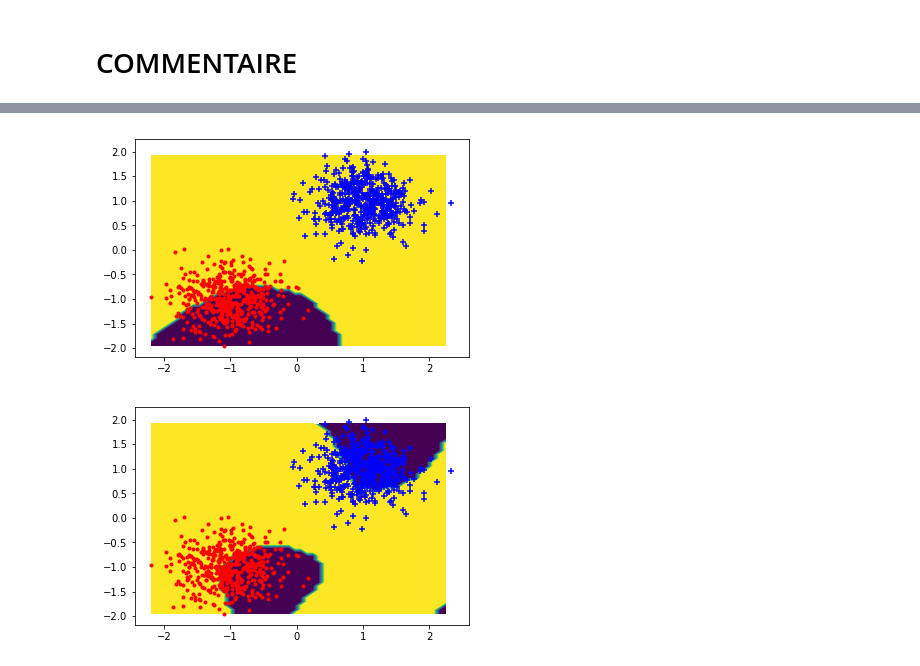
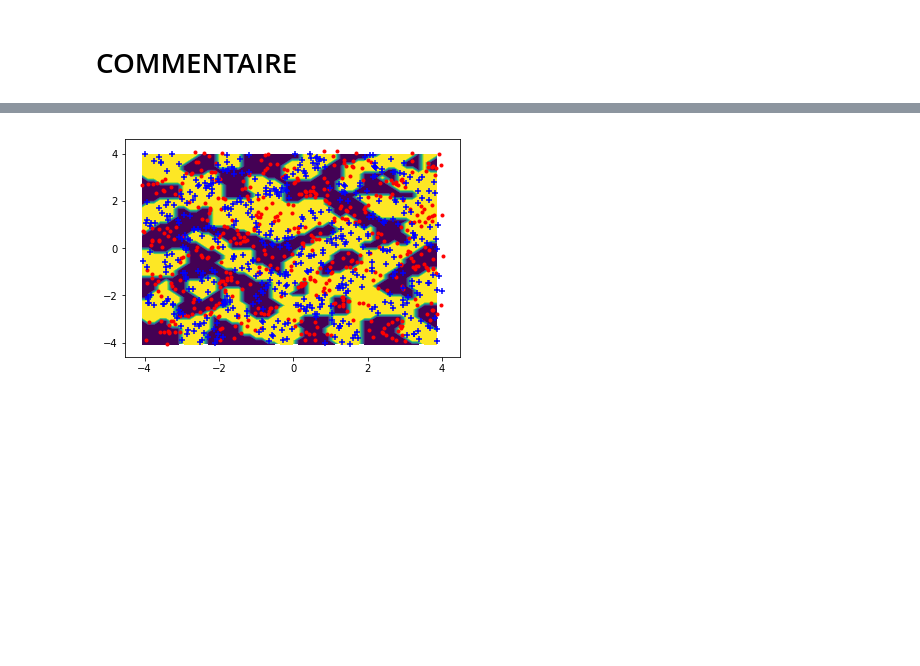
Before and after one commit to AmineKheldouni/Machine-Learning, a Jupyter notebook: Untitled.ipynb, the cells around one changed output, grey strips where cells are left out. Drawn from its saved outputs; the diff is of its cells as text; code cells hidden in the pictures; blank space fills up the shorter version.

Commit message:
amelioration gaussiennes

```diff
--- a/Untitled.ipynb
+++ b/Untitled.ipynb
@@ -217,6 +217,9 @@ def k(x,xp,sigma):
     xp = xp.reshape((1, xp.shape[0]))
     return np.exp(-(np.linalg.norm((x-xp), axis=1)**2)/(2*sigma**2))
 
+
+#def k(x,xp,sigma):
+    #return np.exp(-np.linalg.norm(x-xp)**(2)/(2*sigma**2))
 
 def gauss_B_1(data,Nb=40,sigma=0.6):
     B = []
@@ -227,7 +230,7 @@ def gauss_B_1(data,Nb=40,sigma=0.6):
         #B.append(data[rd.randint(0, data.shape[0]),:])
         K[:,i] = k(data, B[:,i], sigma)
     return K
-
+"""
 model = Perceptron(max_iter=500, eps=1e-3, projection=gauss_B_1)
 model.fit(xtrain, ytrain)
 
@@ -238,22 +241,65 @@ plt.figure()
 plot_frontiere(xtest, model.predict)
 plot_data(xtest,ytest)
 
-
+"""
 
 
 
 #question 3.3 2) avec des points pris dans un sous echantillon d'entrainement
-def gauss_B(data, Nb=20, sigma=0.6):
-    B = []
-    K = np.zeros((data.shape[0], Nb))
+#def gauss_B(data, Nb=20, sigma=0.2):
+    #B = []
+    #K = np.zeros((data.shape[0], Nb))
     # Tirage aléatoire des points o : (A REVOIR ?)
-    for i in range(Nb):
-        B.append(data[rd.randint(0, data.shape[0]),:])
-        K[:,i] = k(data, B[i], sigma)
+    #for i in range(Nb):
+        #B.append(data[rd.randint(0, data.shape[0]),:])
+        #K[:,i] = k(data, B[i], sigma)
+    #return K
+
+
+def construit_gaussien(data,Nbre_exemple):
+    #matrice des points utilisés pour la construction du kernel
+    liste_indice=[]
+    for i in range(Nbre_exemple):
+        indice=np.random.randint(0,data.shape[0])
+        while(indice in liste_indice):
+            indice=np.random.randint(0,data.shape[0])
+        liste_indice.append(indice)
+    return data[liste_indice,:]
+
+#def gauss_B(ensemble_point,data,sigma):
+    #K = np.zeros((ensemble_point.shape[0], data.shape[0]))
+    # Tirage aléatoire des points o : (A REVOIR ?)
+    #for i in range(data.shape[0]):
+        #K[:,i] = k(ensemble_point, data[i,:], sigma)
+    #return K
+
+
+def gauss_B(data,data_train,liste_indice,Nbre_exemple,sigma):
+    K=np.zeros((data.shape[0],Nbre_exemple))
+    for i in range(Nbre_exemple):
+        #K[:,i]=k(data,data_train[i,:],sigma)
+        K[:,i]=k(data,data_train[liste_indice[i],:],sigma)
     return K
 
+Nbre_exemple=200
 
-model = Perceptron(max_iter=500, eps=1e-3, projection=gauss_B)
+
+
+xtrain,ytrain = gen_arti(data_type=2,epsilon=0.1)
+xtest,ytest = gen_arti(data_type=2,epsilon=0.1)
+
+
+liste_indice=[]
+for i in range(Nbre_exemple):
+    indice=np.random.randint(0,xtrain.shape[0])
+    while(indice in liste_indice):
+        indice=np.random.randint(0,data.shape[0])
+    liste_indice.append(indice)
+
+
+fonction_projection=lambda x: gauss_B(x,xtrain,liste_indice,Nbre_exemple,0.05)
+
+model = Perceptron(max_iter=400, eps=1e-2, projection=fonction_projection)
 model.fit(xtrain, ytrain)
 
 print("score en train : ",model.score(xtrain,ytrain))
@@ -280,5 +318,4 @@ score en test :  0.497
-[figure, old version]
+[figure, new version]
-[figure, removed]
 # %%
 #question 3.4
 
```
Also changed, not shown: parts of 8 cells of this notebook.
